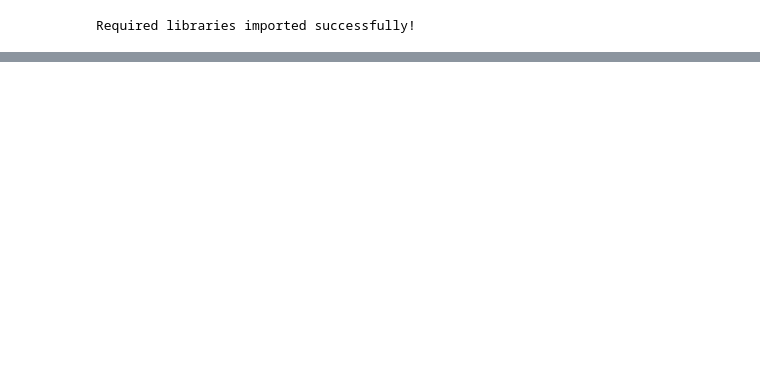
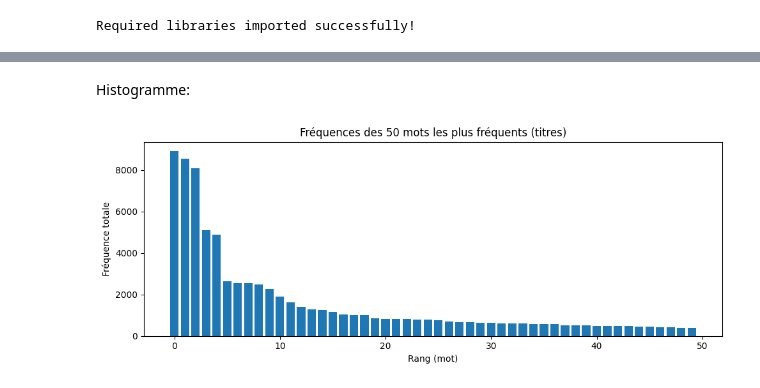
Before and after one commit to Lserval/BE2_DS, a Jupyter notebook: BE lisa.ipynb, the cells around one changed output, grey strips where cells are left out. Saved outputs shown, nothing was run; the diff lists cells and outputs as text; code cells hidden in the pictures; blank space fills up the shorter version.

```diff
--- a/BE lisa.ipynb
+++ b/BE lisa.ipynb
@@ -112,0 +224,17 @@ def load_qrels(file_path: str):
+# %%
+from sklearn.feature_extraction.text import CountVectorizer
+
+# Liste des IDs + titres du corpus
+corpus_ids = list(corpus.keys())
+corpus_titles = [corpus[doc_id].get("title", "") for doc_id in corpus_ids]
+
+# Vectorisation (sac de mots simple sur les titres)
+vectorizer = CountVectorizer()  # paramètres par défaut au début
+X = vectorizer.fit_transform(corpus_titles)
+
+print("Matrice Documents x Termes construite.")
+print("Nombre de documents :", X.shape[0])
+print("Taille du vocabulaire :", X.shape[1])
+
+# Vocabulaire (liste de mots)
+features = vectorizer.get_feature_names_out()
@@ -112,0 +277,10 @@ def load_qrels(file_path: str):
+# %%
+# Somme des occurrences par colonne (sur tous les documents)
+word_counts = np.asarray(X.sum(axis=0)).ravel()  # shape = (vocab_size,)
+
+# On réutilise print_feats avec un "vecteur global"
+from scipy.sparse import csr_matrix
+v_global = csr_matrix(word_counts)
+
+top_words_df = print_feats(v_global, features, top_n=30)
+top_words_df
@@ -112,0 +305,18 @@ def load_qrels(file_path: str):
+# %% [markdown]
+Histogramme:
+# %%
+import matplotlib.pyplot as plt
+
+top_n = 50
+# fréquences triées du plus fréquent au moins fréquent
+sorted_freqs = np.sort(word_counts)[::-1][:top_n]
+
+plt.figure(figsize=(10, 4))
+plt.bar(range(top_n), sorted_freqs)
+plt.title(f"Fréquences des {top_n} mots les plus fréquents (titres)")
+plt.xlabel("Rang (mot)")
+plt.ylabel("Fréquence totale")
+plt.tight_layout()
+plt.show()
+# %% [output]
+[figure, added]
```
Also changed, not shown: parts of 12 cells of this notebook.
